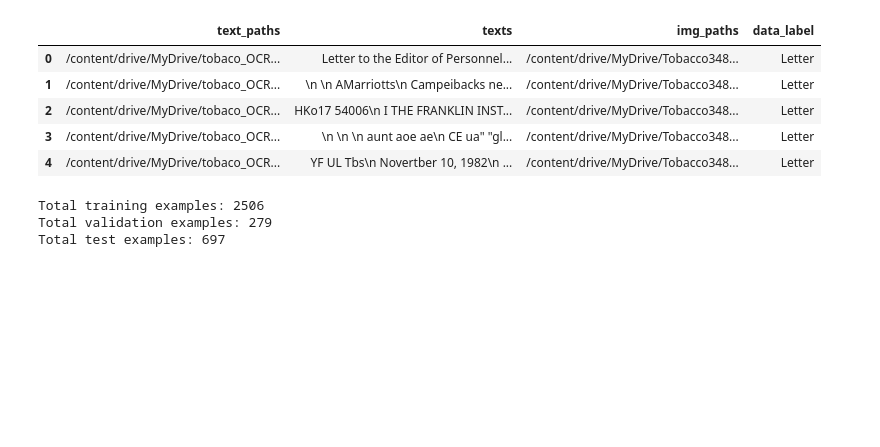
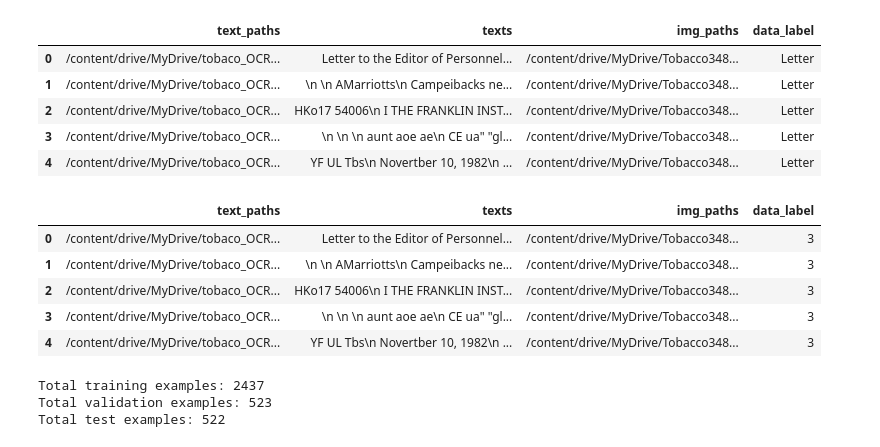
Before and after one commit to PIYALI-bhunia/MultimodelDataPreprocessing, a Jupyter notebook: Feature_Integration_Bert_MobilenetV2.ipynb, the cells around one changed output. Drawn from its saved outputs; the diff is of its cells as text; code cells hidden in the pictures; blank space fills up the shorter version.

```diff
--- a/Feature_Integration_Bert_MobilenetV2.ipynb
+++ b/Feature_Integration_Bert_MobilenetV2.ipynb
@@ -136,16 +136,28 @@ df.head()
 | 2 | /content/drive/MyDrive/tobaco_OCR... | HKo17 54006\n I THE FRANKLIN INST... | /content/drive/MyDrive/Tobacco348... | Letter |
 | 3 | /content/drive/MyDrive/tobaco_OCR... | \n \n \n aunt aoe ae\n CE ua" "gl... | /content/drive/MyDrive/Tobacco348... | Letter |
 | 4 | /content/drive/MyDrive/tobaco_OCR... | YF UL Tbs\n Novertber 10, 1982\n ... | /content/drive/MyDrive/Tobacco348... | Letter |
+# %%
+from sklearn import preprocessing
+le = preprocessing.LabelEncoder()
+df['data_label']= le.fit_transform(df['data_label'])
+df.head()
+# %% [output]
+|  | text_paths | texts | img_paths | data_label |
+| 0 | /content/drive/MyDrive/tobaco_OCR... | Letter to the Editor of Personnel... | /content/drive/MyDrive/Tobacco348... | 3 |
+| 1 | /content/drive/MyDrive/tobaco_OCR... | \n \n AMarriotts\n Campeibacks ne... | /content/drive/MyDrive/Tobacco348... | 3 |
+| 2 | /content/drive/MyDrive/tobaco_OCR... | HKo17 54006\n I THE FRANKLIN INST... | /content/drive/MyDrive/Tobacco348... | 3 |
+| 3 | /content/drive/MyDrive/tobaco_OCR... | \n \n \n aunt aoe ae\n CE ua" "gl... | /content/drive/MyDrive/Tobacco348... | 3 |
+| 4 | /content/drive/MyDrive/tobaco_OCR... | YF UL Tbs\n Novertber 10, 1982\n ... | /content/drive/MyDrive/Tobacco348... | 3 |
 # %%
 # 20% for test
-train_df, test_df = train_test_split(df, test_size=0.2, stratify=df["data_label"].values, random_state=42)
+train_df, test_df = train_test_split(df, test_size=0.3, stratify=df["data_label"].values, random_state=42)
 # 10% for validation
-train_df, val_df = train_test_split(train_df, test_size=0.1, stratify=train_df["data_label"].values, random_state=42)
+test_df, val_df = train_test_split(test_df, test_size=0.5, stratify=test_df["data_label"].values, random_state=42)
 
 print(f"Total training examples: {len(train_df)}")
 print(f"Total validation examples: {len(val_df)}")
 print(f"Total test examples: {len(test_df)}")
 # %% [output]
-Total training examples: 2506
-Total validation examples: 279
-Total test examples: 697
+Total training examples: 2437
+Total validation examples: 523
+Total test examples: 522
```
Also changed, not shown: parts of 24 cells of this notebook.
